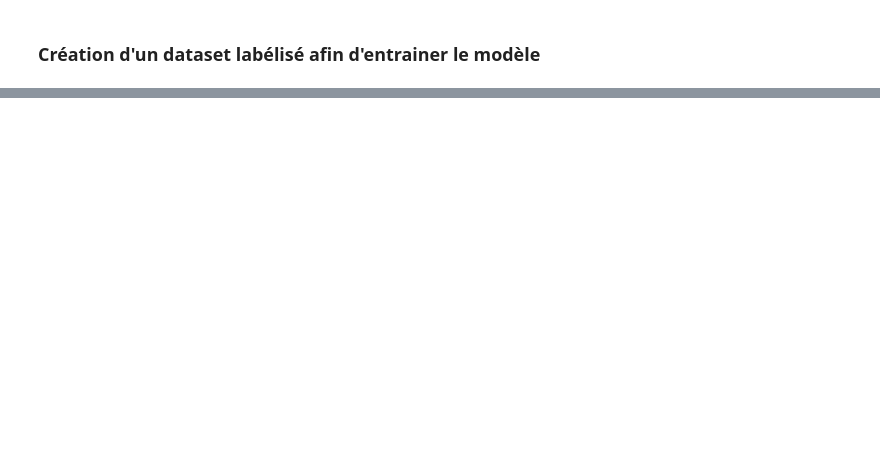
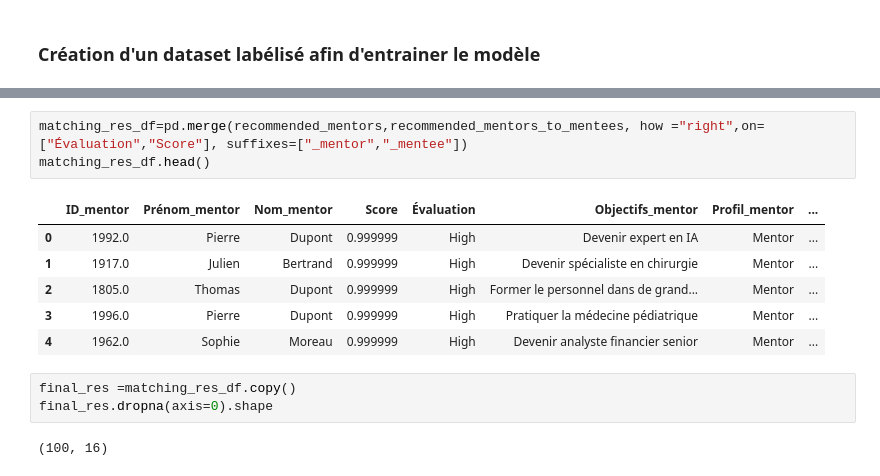
Before and after one commit to MariefloChm/Projet_intensif, a Jupyter notebook: generate_data.ipynb, the cells around one changed output, grey strips where cells are left out. Cells and saved outputs as stored; diff of their text form; blank space fills up the shorter version.

```diff
--- a/generate_data.ipynb
+++ b/generate_data.ipynb
@@ -381,0 +455,15 @@ mentors_data.head()
+# %%
+matching_res_df=pd.merge(recommended_mentors,recommended_mentors_to_mentees, how ="right",on=["Évaluation","Score"], suffixes=["_mentor","_mentee"])
+matching_res_df.head()
+# %% [output]
+|  | ID_mentor | Prénom_mentor | Nom_mentor | Score | Évaluation | Objectifs_mentor | Profil_mentor | ... |
+| 0 | 1992.0 | Pierre | Dupont | 0.999999 | High | Devenir expert en IA | Mentor | ... |
+| 1 | 1917.0 | Julien | Bertrand | 0.999999 | High | Devenir spécialiste en chirurgie | Mentor | ... |
+| 2 | 1805.0 | Thomas | Dupont | 0.999999 | High | Former le personnel dans de grand... | Mentor | ... |
+| 3 | 1996.0 | Pierre | Dupont | 0.999999 | High | Pratiquer la médecine pédiatrique | Mentor | ... |
+| 4 | 1962.0 | Sophie | Moreau | 0.999999 | High | Devenir analyste financier senior | Mentor | ... |
+# %%
+final_res =matching_res_df.copy()
+final_res.dropna(axis=0).shape
+# %% [output]
+(100, 16)
```
Also changed, not shown: parts of 20 cells of this notebook, 2 other files.
